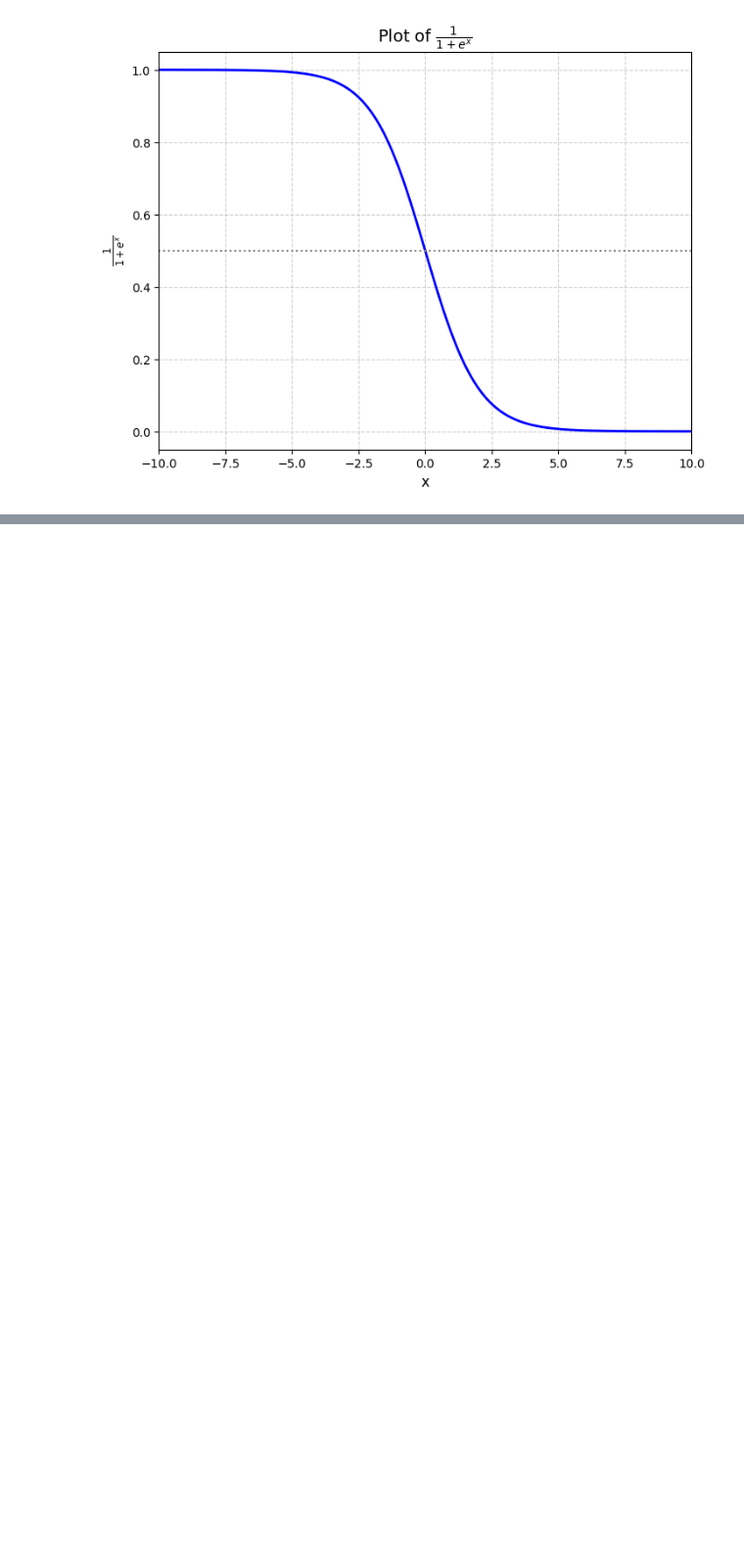
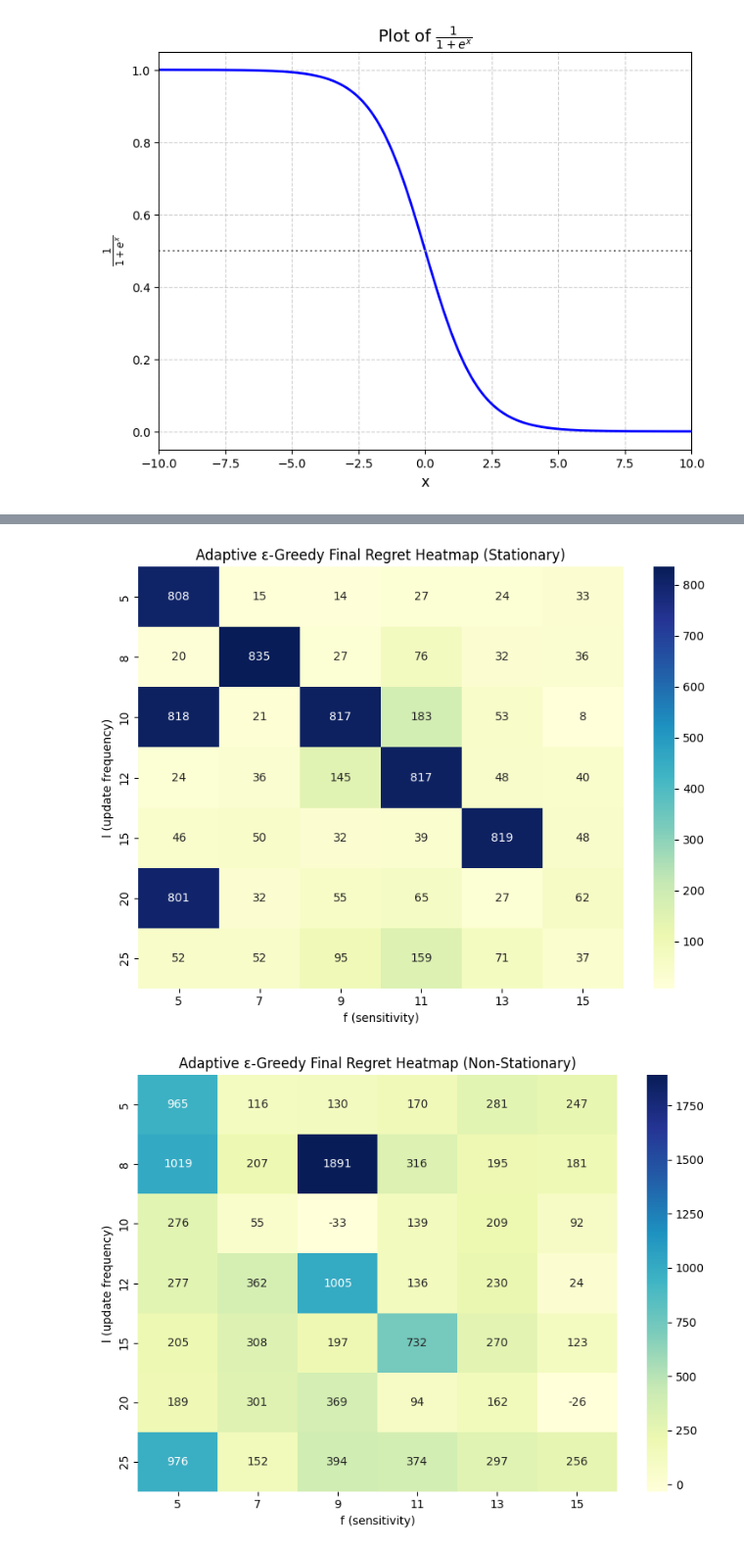
Before and after one commit to jessie-1001/RS-PROJECT, a Jupyter notebook: test.ipynb, the cells around one changed output, grey strips where cells are left out. Shown at 98% size. Drawn from its saved outputs; the diff is of its cells as text; code cells hidden in the pictures; blank space fills up the shorter version.

```diff
--- a/test.ipynb
+++ b/test.ipynb
@@ -284,0 +494,77 @@ display(results_df)
+# %%
+
+import matplotlib.pyplot as plt
+import seaborn as sns
+import pandas as pd
+
+def plot_adaptive_heatmap_grid(regret_dict, l_vals, f_vals, title_prefix, save_prefix=None):
+    """
+    regret_dict: dict like {(l, f): regret_list or final_regret_value}
+    l_vals, f_vals: list of values used
+    title_prefix: environment name
+    save_prefix: if provided, saves figure as PNG
+    """
+    regret_final = {}
+    for (l, f), vals in regret_dict.items():
+        final_regret = vals[-1] if isinstance(vals, (list, tuple, np.ndarray)) else vals
+        regret_final[(l, f)] = final_regret
+
+    df = pd.DataFrame.from_dict(regret_final, orient='index', columns=['regret'])
+    df.index = pd.MultiIndex.from_tuples(df.index, names=["l", "f"])
+    heatmap_data = df.unstack().regret
+
+    plt.figure(figsize=(8, 6))
+    sns.heatmap(heatmap_data, annot=True, fmt=".0f", cmap="YlGnBu")
+    plt.title(f"Adaptive ε-Greedy Final Regret Heatmap ({title_prefix})")
+    plt.ylabel("l (update frequency)")
+    plt.xlabel("f (sensitivity)")
+    plt.tight_layout()
+    if save_prefix:
+        plt.savefig(f"{save_prefix}_heatmap.png", dpi=300)
+    plt.show()
+
+# Example usage assuming your results are stored as:
+# results_stationary = {(l, f): regret_list}
+# results_nonstationary = {(l, f): regret_list}
+# results_multiagent = {(l, f): regret_list}
+
+# Replace these with the actual dictionaries from RS1(1)
+# plot_adaptive_heatmap_grid(results_stationary, l_vals, f_vals, "Stationary", "stationary")
+# plot_adaptive_heatmap_grid(results_nonstationary, l_vals, f_vals, "Non-Stationary", "nonstationary")
+# plot_adaptive_heatmap_grid(results_multiagent, l_vals, f_vals, "Multi-Agent", "multiagent")
+
+# 设定参数范围
+l_vals = [5, 8, 10, 12, 15, 20, 25]
+f_vals = [5, 7, 9, 11, 13, 15]
+
+# 初始化结果字典
+results_stationary = {}
+results_nonstationary = {}
+results_multiagent = {}
+
+# ========== 运行单智能体 Stationary 环境 ==========
+for l in l_vals:
+    for f in f_vals:
+        env = make_stationary_env()
+        _, regret = run_experiment(Adaptive_Epsilon_Greedy, {'num_arms': num_arms, 'l': l, 'f': f}, env, num_steps)
+        results_stationary[(l, f)] = regret
+
+# ========== 运行单智能体 Non-Stationary 环境 ==========
+for l in l_vals:
+    for f in f_vals:
+        env = make_ns_env()
+        _, regret = run_new_experiment(Adaptive_Epsilon_Greedy, {'num_arms': num_arms, 'l': l, 'f': f}, env_params, num_steps)
+        results_nonstationary[(l, f)] = regret
+
+# ========== 运行 Multi-Agent 环境（stationary） ==========
+for l in l_vals:
+    for f in f_vals:
+        env = make_ma_env()
+        _, regret_list = run_multiagent_experiment(Adaptive_Epsilon_Greedy, {'num_arms': num_arms, 'l': l, 'f': f}, env, num_agents=4, num_steps=num_steps)
+        avg_regret = np.mean(regret_list, axis=0)
+        results_multiagent[(l, f)] = avg_regret
+
+plot_adaptive_heatmap_grid(results_stationary, l_vals, f_vals, "Stationary", "stationary")
+plot_adaptive_heatmap_grid(results_nonstationary, l_vals, f_vals, "Non-Stationary", "nonstationary")
+plot_adaptive_heatmap_grid(results_multiagent, l_vals, f_vals, "Multi-Agent", "multiagent")
+# %% [output]
@@ -284,0 +588,2 @@ display(results_df)
+[figure, added]
+[figure, added]
```
Also changed, not shown: parts of 7 cells of this notebook, 1 other file.
